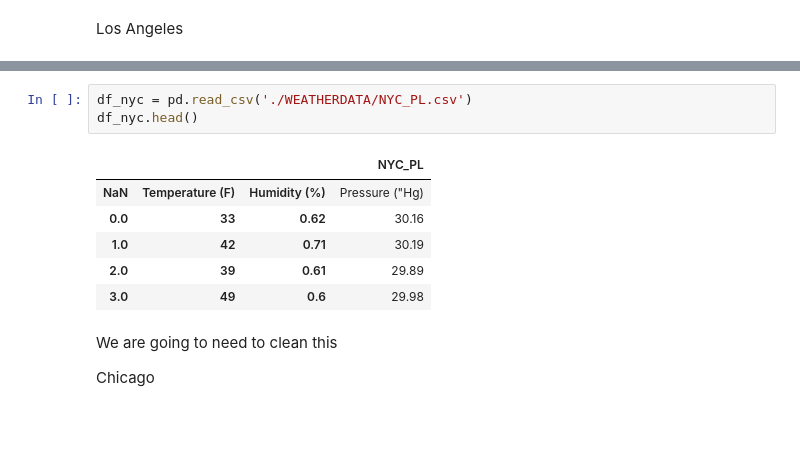
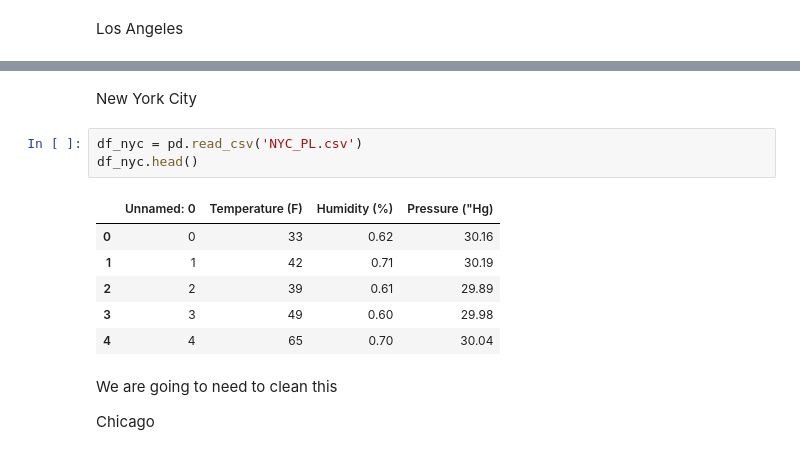
Before and after one commit to adamxkabbara/Paradise-Lost, a Jupyter notebook: Project.ipynb, the cells around one changed output, grey strips where cells are left out. Drawn from its saved outputs; the diff is of its cells as text; blank space fills up the shorter version.

```diff
--- a/Project.ipynb
+++ b/Project.ipynb
@@ -56,13 +234,15 @@ SyntaxError: invalid syntax (<ipython-input-12-cba9da2dbdb2>, line 1)
+# %% [markdown]
+New York City
 # %%
-df_nyc = pd.read_csv('./WEATHERDATA/NYC_PL.csv')
+df_nyc = pd.read_csv('NYC_PL.csv')
 df_nyc.head()
 # %% [output]
-|  |  |  | NYC_PL |
-| NaN | Temperature (F) | Humidity (%) | Pressure ("Hg) |
-| 0.0 | 33 | 0.62 | 30.16 |
-| 1.0 | 42 | 0.71 | 30.19 |
-| 2.0 | 39 | 0.61 | 29.89 |
-| 3.0 | 49 | 0.6 | 29.98 |
+|  | Unnamed: 0 | Temperature (F) | Humidity (%) | Pressure ("Hg) |
+| 0 | 0 | 33 | 0.62 | 30.16 |
+| 1 | 1 | 42 | 0.71 | 30.19 |
+| 2 | 2 | 39 | 0.61 | 29.89 |
+| 3 | 3 | 49 | 0.60 | 29.98 |
+| 4 | 4 | 65 | 0.70 | 30.04 |
 # %% [markdown]
 We are going to need to clean this
 
```
Also changed, not shown: parts of 27 cells of this notebook.
